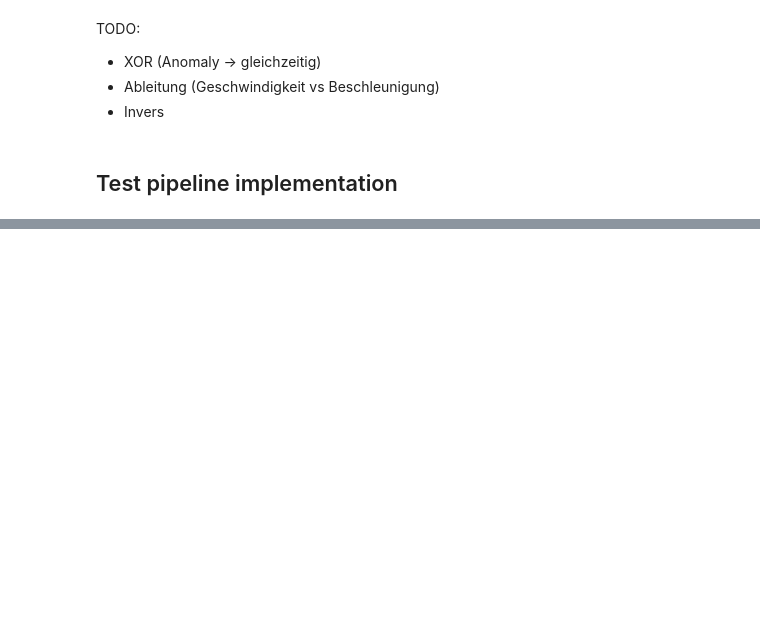
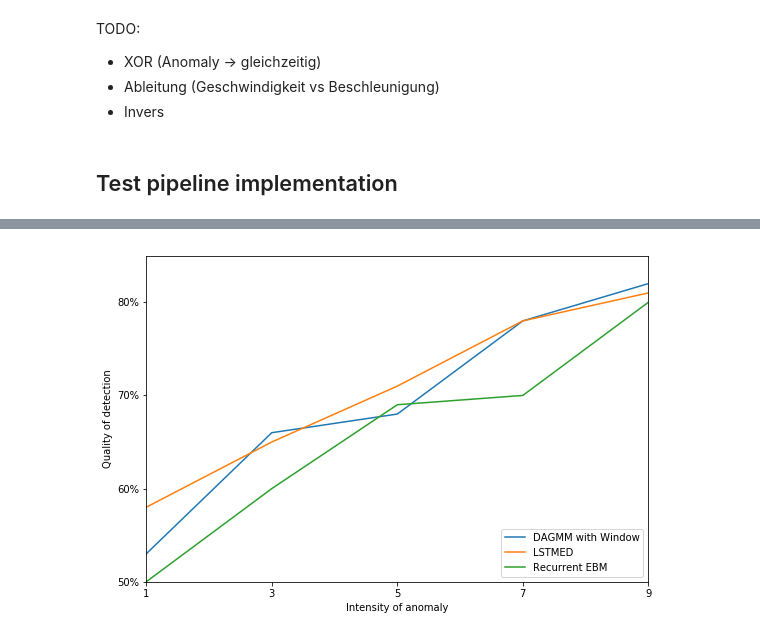
Before and after one commit to KDD-OpenSource/DeepADoTS, a Jupyter notebook: notebooks/3.0-tk-data-generation.ipynb, the cells around one changed output, grey strips where cells are left out. Drawn from its saved outputs; the diff is of its cells as text; code cells hidden in the pictures; blank space fills up the shorter version.

```diff
--- a/notebooks/3.0-tk-data-generation.ipynb
+++ b/notebooks/3.0-tk-data-generation.ipynb
@@ -60,0 +87,44 @@ generate_and_plot_dataset('missing')
+# %%
+labels = ['DAGMM with Window', 'LSTMED', 'Recurrent EBM']
+data = [
+    [
+        0.53,
+        0.66,
+        0.68,
+        0.78,
+        0.82,
+    ],
+    [
+        0.58,
+        0.65,
+        0.71,
+        0.78,
+        0.81,
+    ],
+    [
+        0.50,
+        0.60,
+        0.69,
+        0.70,
+        0.80,
+    ],
+]
+# %%
+# font = {'size'   : 16}
+
+# matplotlib.rc('font', **font)
+
+plt.figure(figsize=(9, 6))
+plt.plot(data[0], label=labels[0])
+plt.plot(data[1], label=labels[1])
+plt.plot(data[2], label=labels[2])
+plt.ylim((0.5, 0.85))
+plt.xlim((1, 4))
+plt.yticks([0.5, 0.6, 0.7, 0.8], ['50%', '60%', '70%', '80%'])
+plt.xticks(np.arange(5), [1, 3, 5, 7, 9])
+plt.xlabel('Intensity of anomaly')
+plt.ylabel('Quality of detection')
+plt.legend(loc=4)
+plt.show()
+# %% [output]
+[figure, added]
```
Also changed, not shown: parts of 5 cells of this notebook, 1 other file.
